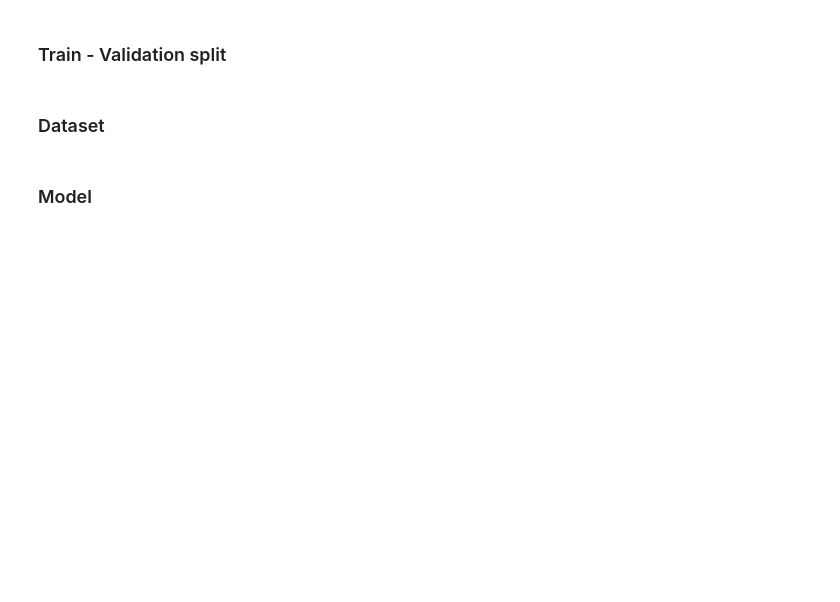
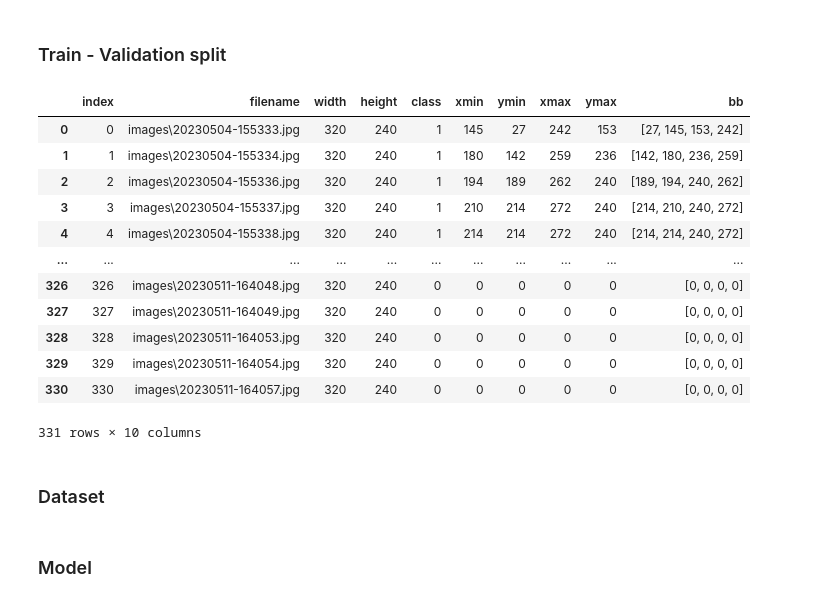
Before and after one commit to Anshuman-UCSB/PIGS-CV, a Jupyter notebook: detection.ipynb, the cells around one changed output. Saved outputs shown, nothing was run; the diff lists cells and outputs as text; code cells hidden in the pictures; blank space fills up the shorter version.

```diff
--- a/detection.ipynb
+++ b/detection.ipynb
@@ -275,4 +279,20 @@ from torchvision import models
 from sklearn.model_selection import train_test_split
 # %%
 df_train = df_train.reset_index()
+# %%
+df_train
+# %% [output]
+|  | index | filename | width | height | class | xmin | ymin | xmax | ymax | bb |
+| 0 | 0 | images\20230504-155333.jpg | 320 | 240 | 1 | 145 | 27 | 242 | 153 | [27, 145, 153, 242] |
+| 1 | 1 | images\20230504-155334.jpg | 320 | 240 | 1 | 180 | 142 | 259 | 236 | [142, 180, 236, 259] |
+| 2 | 2 | images\20230504-155336.jpg | 320 | 240 | 1 | 194 | 189 | 262 | 240 | [189, 194, 240, 262] |
+| 3 | 3 | images\20230504-155337.jpg | 320 | 240 | 1 | 210 | 214 | 272 | 240 | [214, 210, 240, 272] |
+| 4 | 4 | images\20230504-155338.jpg | 320 | 240 | 1 | 214 | 214 | 272 | 240 | [214, 214, 240, 272] |
+| ... | ... | ... | ... | ... | ... | ... | ... | ... | ... | ... |
+| 326 | 326 | images\20230511-164048.jpg | 320 | 240 | 0 | 0 | 0 | 0 | 0 | [0, 0, 0, 0] |
+| 327 | 327 | images\20230511-164049.jpg | 320 | 240 | 0 | 0 | 0 | 0 | 0 | [0, 0, 0, 0] |
+| 328 | 328 | images\20230511-164053.jpg | 320 | 240 | 0 | 0 | 0 | 0 | 0 | [0, 0, 0, 0] |
+| 329 | 329 | images\20230511-164054.jpg | 320 | 240 | 0 | 0 | 0 | 0 | 0 | [0, 0, 0, 0] |
+| 330 | 330 | images\20230511-164057.jpg | 320 | 240 | 0 | 0 | 0 | 0 | 0 | [0, 0, 0, 0] |
+331 rows × 10 columns
 # %%
```
Also changed, not shown: parts of 16 cells of this notebook.
